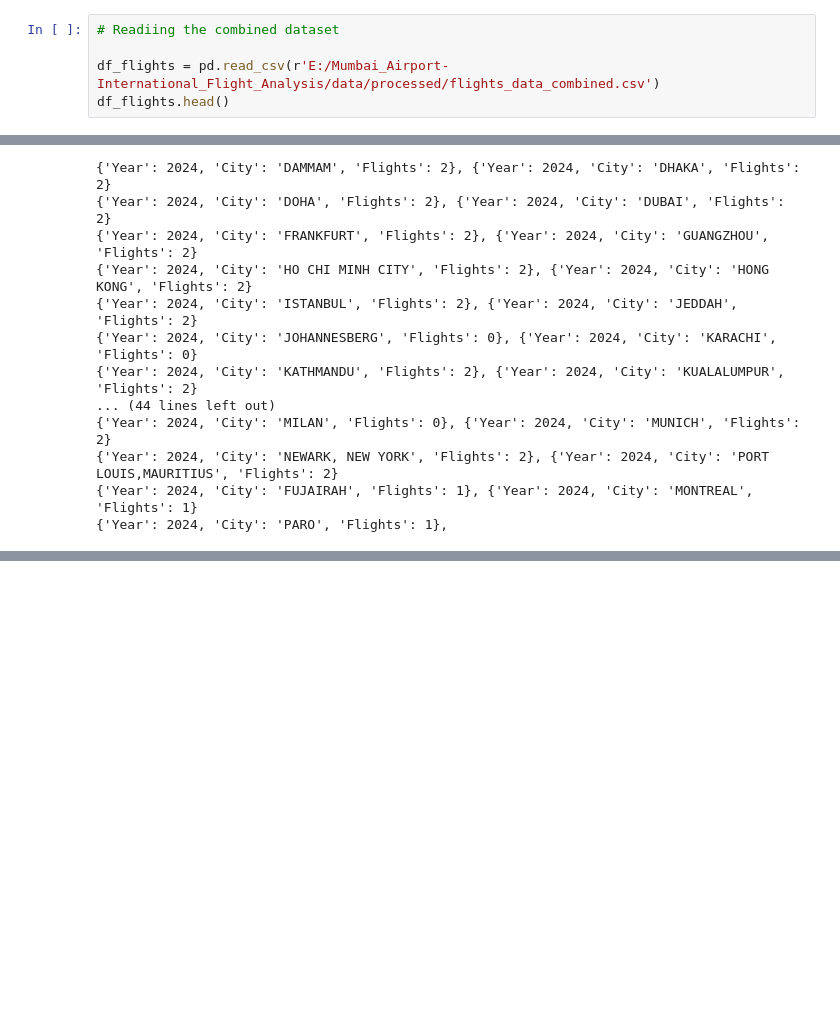
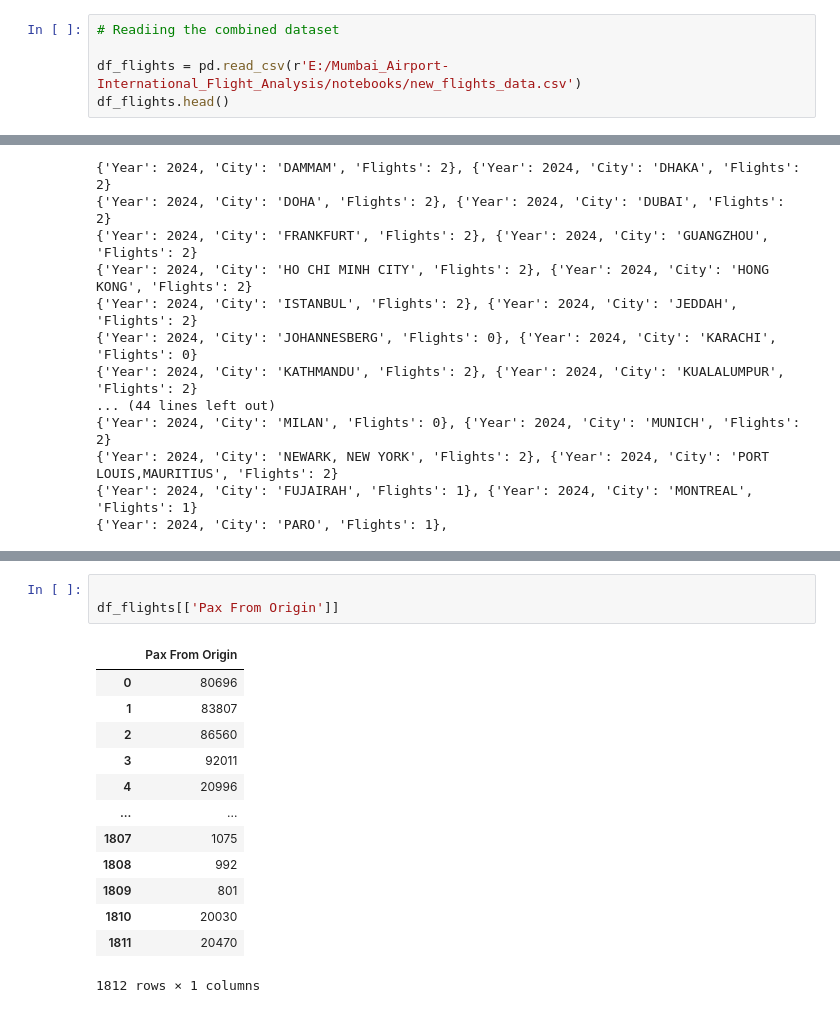
Before and after one commit to rushiraj070/Mumbai_Airport-International_Flight_Analysis, a Jupyter notebook: notebooks/analysis.ipynb, the cells around one changed output, grey strips where cells are left out. Cells and saved outputs as stored; diff of their text form; blank space fills up the shorter version.

Commit message:
Analysis done respect to Pax(Passengers) and Freight(Cargo).

```diff
--- a/notebooks/analysis.ipynb
+++ b/notebooks/analysis.ipynb
@@ -14,7 +14,7 @@ warnings.filterwarnings('ignore')
 # %%
 # Readiing the combined dataset
 
-df_flights = pd.read_csv(r'E:/Mumbai_Airport-International_Flight_Analysis/data/processed/flights_data_combined.csv')
+df_flights = pd.read_csv(r'E:/Mumbai_Airport-International_Flight_Analysis/notebooks/new_flights_data.csv')
 df_flights.head()
 # %% [output]
 |  | _id | Year | Quarter | Origin | Dest | Pax From Origin | Pax To Origin | Freight From Origin | ... |
@@ -874,0 +881,17 @@ for i, result in enumerate(results):
+# %%
+
+df_flights[['Pax From Origin']]
+# %% [output]
+|  | Pax From Origin |
+| 0 | 80696 |
+| 1 | 83807 |
+| 2 | 86560 |
+| 3 | 92011 |
+| 4 | 20996 |
+| ... | ... |
+| 1807 | 1075 |
+| 1808 | 992 |
+| 1809 | 801 |
+| 1810 | 20030 |
+| 1811 | 20470 |
+1812 rows × 1 columns
```
Also changed, not shown: parts of 22 cells of this notebook.
